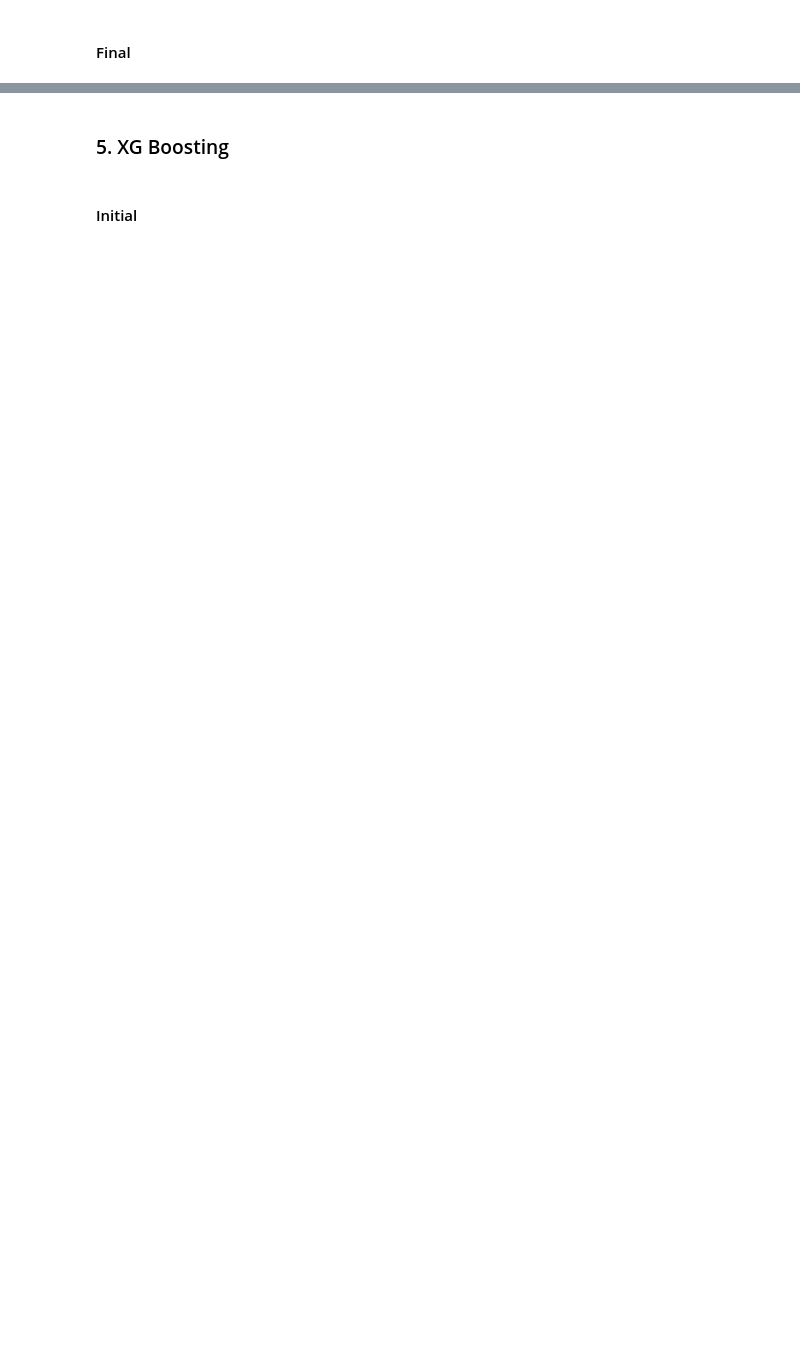
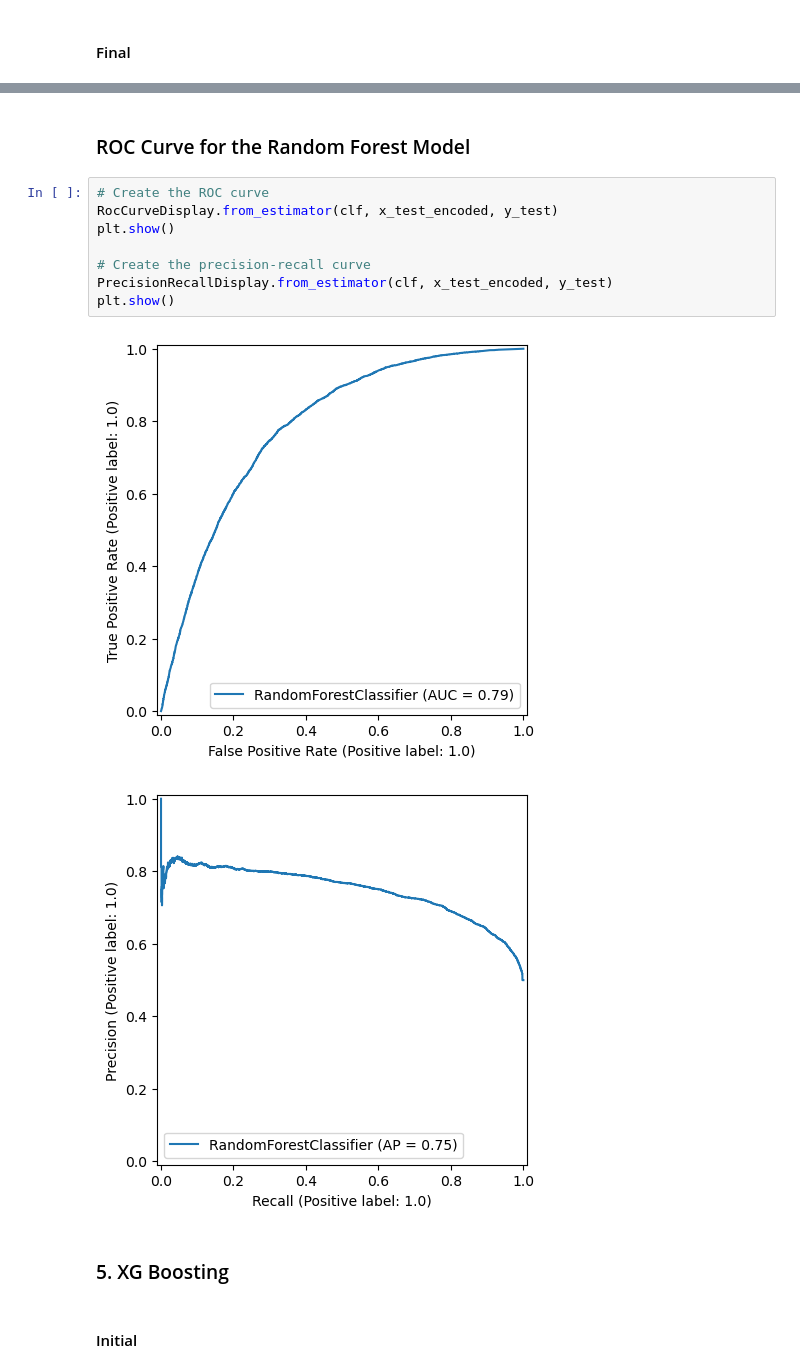
Before and after one commit to yiannisp1822/Project2_Diabetes, a Jupyter notebook: diabetes-prediction-modeling-s_copy.ipynb, the cells around one changed output, grey strips where cells are left out. Cells and saved outputs as stored; diff of their text form; blank space fills up the shorter version.

```diff
--- a/diabetes-prediction-modeling-s_copy.ipynb
+++ b/diabetes-prediction-modeling-s_copy.ipynb
@@ -897,3 +1047,16 @@ weighted avg       0.72      0.72      0.72     17673
+# %% [markdown]
+### ROC Curve for the Random Forest Model
+# %%
+# Create the ROC curve
+RocCurveDisplay.from_estimator(clf, x_test_encoded, y_test)
+plt.show()
+
+# Create the precision-recall curve
+PrecisionRecallDisplay.from_estimator(clf, x_test_encoded, y_test)
+plt.show()
+# %% [output]
+[figure, added]
+[figure, added]
 # %% [markdown]
 ### 5. XG Boosting
 # %% [markdown]
```
Also changed, not shown: parts of 38 cells of this notebook, 1 other file.
